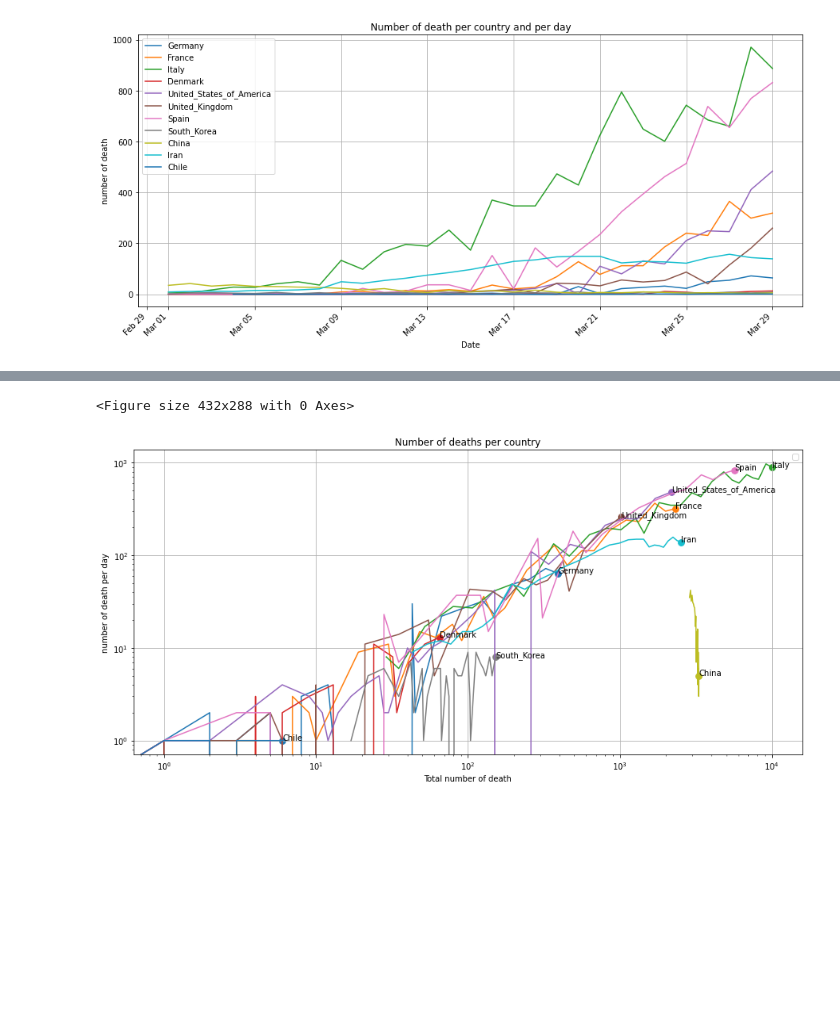
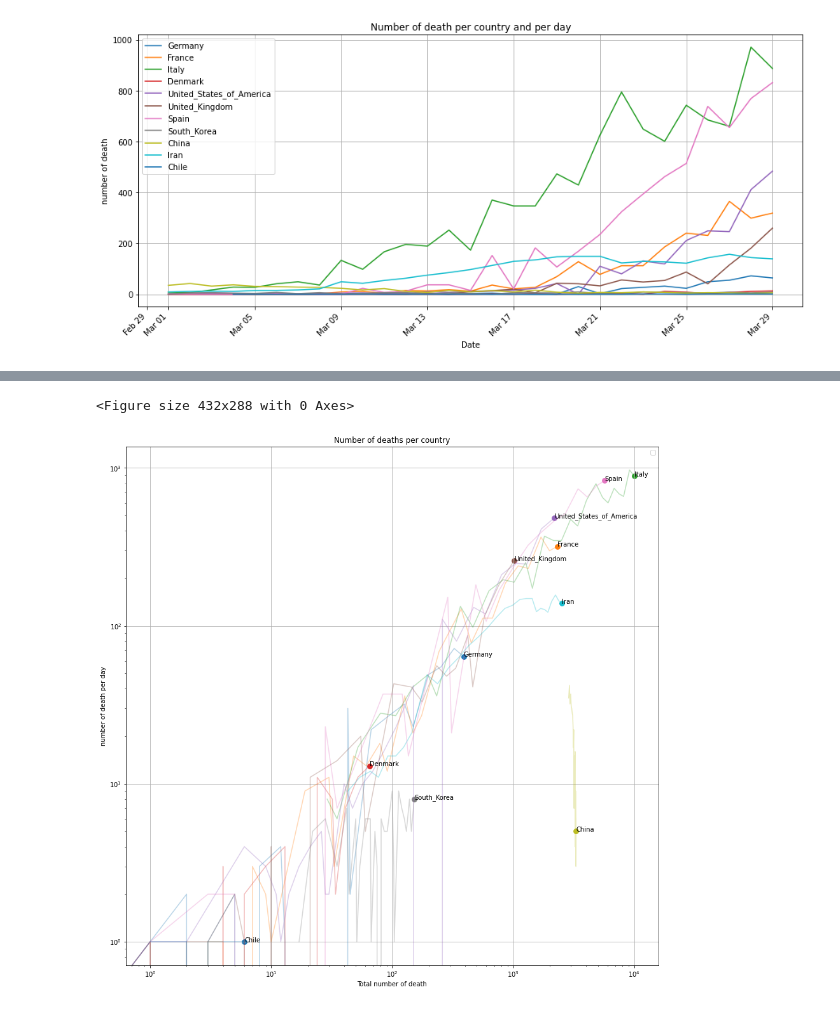
Before and after one commit to Hansastro/Covid-19, a Jupyter notebook: Covid_19.ipynb, the cells around one changed output, grey strips where cells are left out. Drawn from its saved outputs; the diff is of its cells as text; code cells hidden in the pictures; blank space fills up the shorter version.

```diff
--- a/Covid_19.ipynb
+++ b/Covid_19.ipynb
@@ -143,17 +143,17 @@ if df is not None:
 # %%
 fig = plt.figure()
 #ax = fig.add_subplot(2, 1, 1)
-fig, ax = plt.subplots(figsize=(15,7))
+fig, ax = plt.subplots(figsize=(15,15))
 ax.set_title('Number of cases per country')
 ax.set_xlabel('Total number of cases')
 ax.set_ylabel('number of cases per day')
 ax.grid(True)
-ax.xaxis.set_major_formatter(mdates.DateFormatter('%b %d'))
-ax.legend(countryList)
+#ax.xaxis.set_major_formatter(mdates.DateFormatter('%b %d'))
+#ax.legend(countryList)
 
 for c in countryList:
   df3 = df2.loc[(df2['countriesAndTerritories'] == c) & (df['dateRep'] >= startDate)]
-  ax.plot(df3['totalCases'], df3['cases'])
+  ax.plot(df3['totalCases'], df3['cases'], alpha=0.3)
   totalCases = df3.iloc[-1]['totalCases']
   cases =  df3.iloc[-1]['cases']
   ax.scatter(totalCases, cases, s=60)
@@ -169,26 +169,26 @@ plt.show()
 # %%
 fig = plt.figure()
 #ax = fig.add_subplot(2, 1, 1)
-fig, ax = plt.subplots(figsize=(15,7))
+fig, ax = plt.subplots(figsize=(15,15))
 ax.set_title('Number of deaths per country')
 ax.set_xlabel('Total number of death')
 ax.set_ylabel('number of death per day')
 ax.grid(True)
 ax.xaxis.set_major_formatter(mdates.DateFormatter('%b %d'))
 ax.legend(countryList)
 
 for c in countryList:
   df3 = df2.loc[(df2['countriesAndTerritories'] == c) & (df['dateRep'] >= startDate)]
-  ax.plot(df3['totalDeaths'], df3['deaths'])
+  ax.plot(df3['totalDeaths'], df3['deaths'], alpha=0.3)
   totalCases = df3.iloc[-1]['totalDeaths']
   cases =  df3.iloc[-1]['deaths']
   ax.scatter(totalCases, cases, s=60)
   ax.annotate(xy=[totalCases, cases], s=c)
 
 ax.set_xscale('log')
 ax.set_yscale('log')
 
 plt.show()
 # %% [output]
 <Figure size 432x288 with 0 Axes>
-[figure, old version]
+[figure, new version]
```
Also changed, not shown: parts of 1 cell of this notebook.
